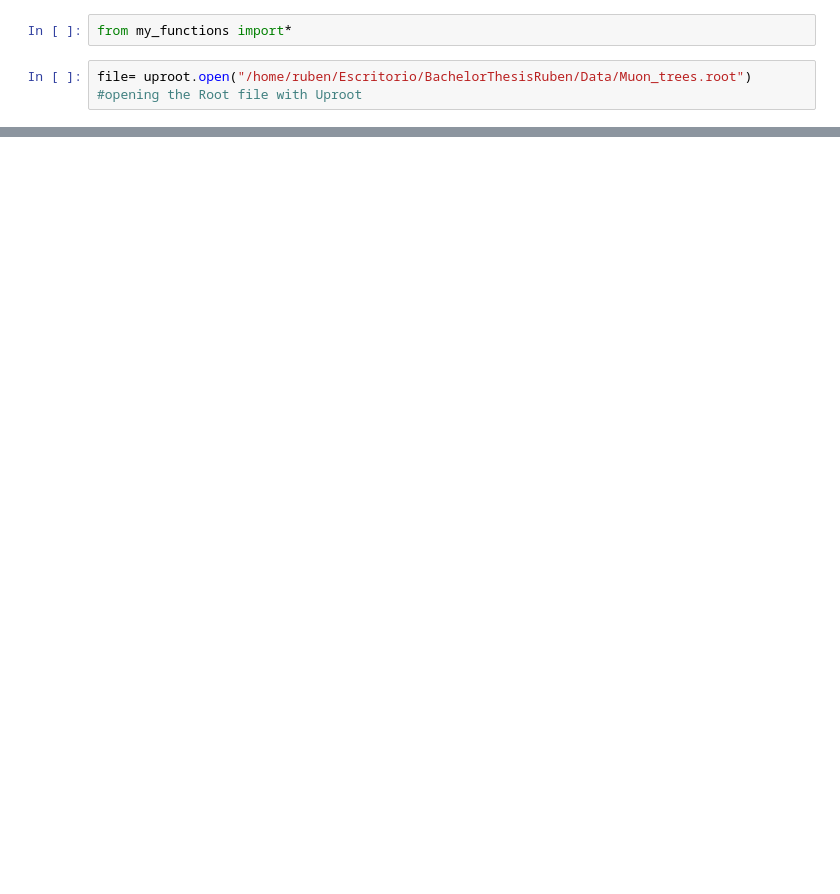
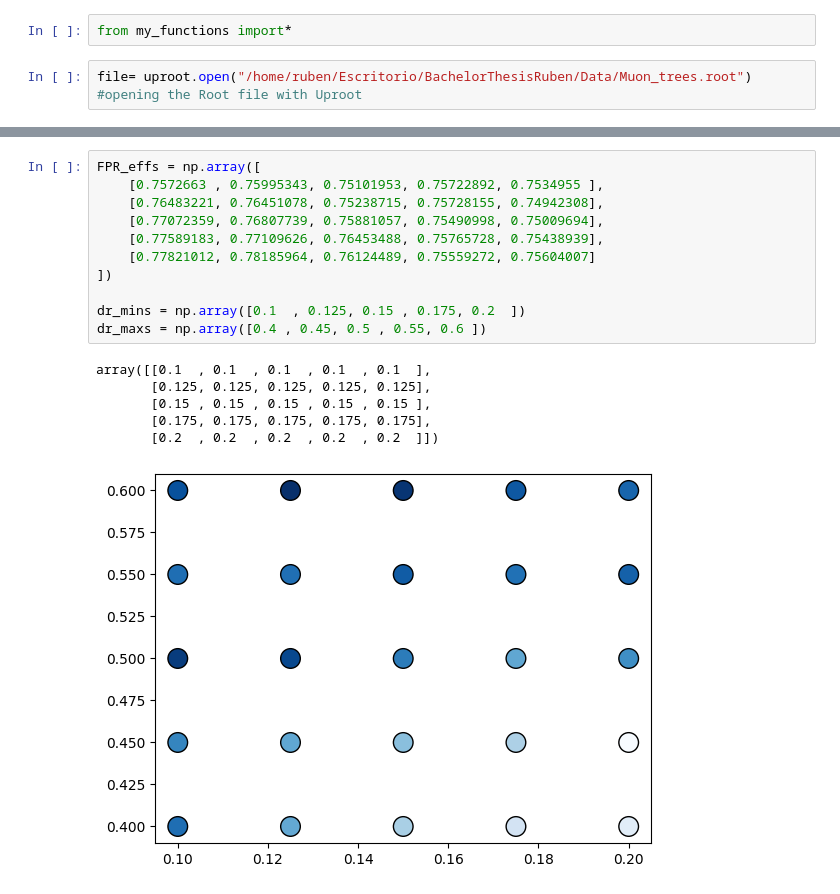
Before and after one commit to Ruba18-Code/BSc-Thesis-LVL1-trigger-for-isolated-muons-at-ATLAS, a Jupyter notebook: test copy.ipynb, the cells around one changed output, grey strips where cells are left out. Saved outputs shown, nothing was run; the diff lists cells and outputs as text; blank space fills up the shorter version.

```diff
--- a/test copy.ipynb
+++ b/test copy.ipynb
@@ -72,0 +229,18 @@ print(MuonTree_ZeroBias["muon_pt"].array()[nmin2:nmax2])
+# %%
+FPR_effs = np.array([
+    [0.7572663 , 0.75995343, 0.75101953, 0.75722892, 0.7534955 ],
+    [0.76483221, 0.76451078, 0.75238715, 0.75728155, 0.74942308],
+    [0.77072359, 0.76807739, 0.75881057, 0.75490998, 0.75009694],
+    [0.77589183, 0.77109626, 0.76453488, 0.75765728, 0.75438939],
+    [0.77821012, 0.78185964, 0.76124489, 0.75559272, 0.75604007]
+])
+
+dr_mins = np.array([0.1  , 0.125, 0.15 , 0.175, 0.2  ])
+dr_maxs = np.array([0.4 , 0.45, 0.5 , 0.55, 0.6 ])
+# %% [output]
+array([[0.1  , 0.1  , 0.1  , 0.1  , 0.1  ],
+       [0.125, 0.125, 0.125, 0.125, 0.125],
+       [0.15 , 0.15 , 0.15 , 0.15 , 0.15 ],
+       [0.175, 0.175, 0.175, 0.175, 0.175],
+       [0.2  , 0.2  , 0.2  , 0.2  , 0.2  ]])
+[figure, added]
```
Also changed, not shown: parts of 17 cells of this notebook, 5 other files.
